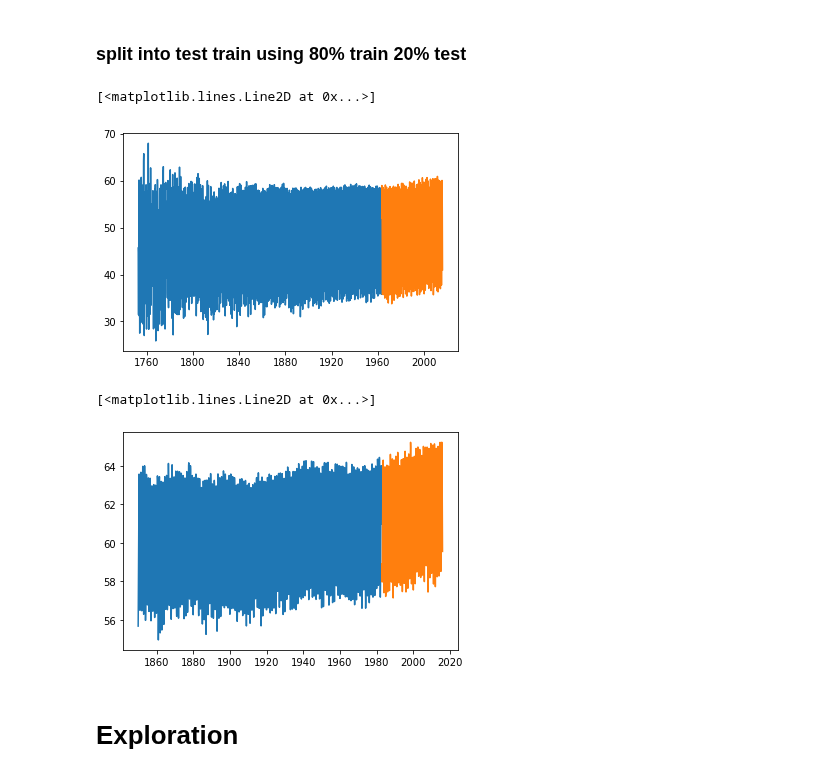
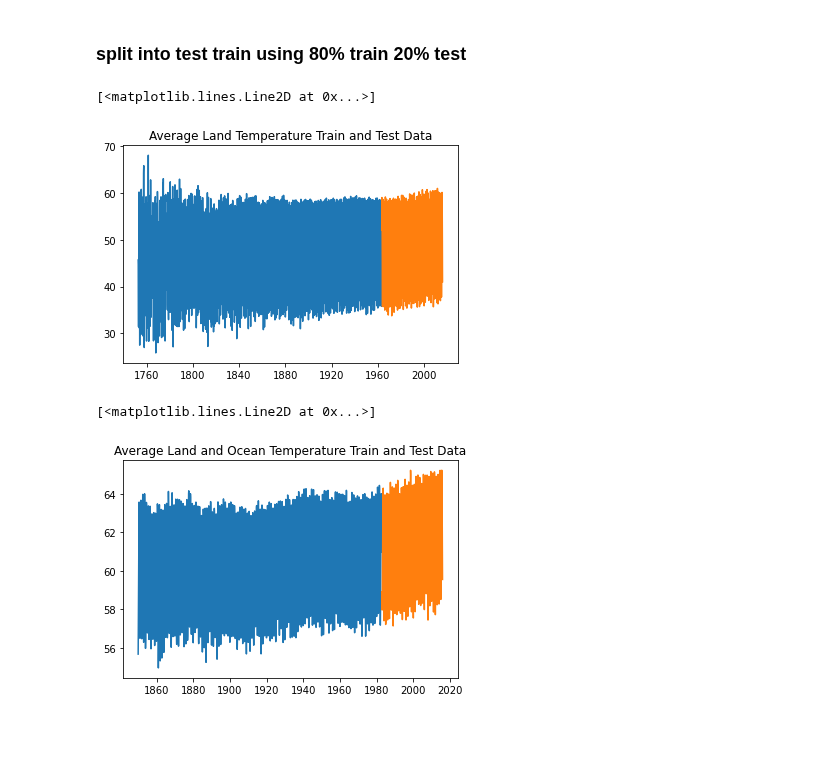
Before and after one commit to Johndsalas/earths_temperature_time_series, a Jupyter notebook: main_notebook.ipynb, the cells around one changed output. Drawn from its saved outputs; the diff is of its cells as text; code cells hidden in the pictures; blank space fills up the shorter version.

```diff
--- a/main_notebook.ipynb
+++ b/main_notebook.ipynb
@@ -232,28 +232,28 @@ dtype: int64
 # %%
 train_size = .80
 n = df_land.shape[0]
 test_start_index = round(train_size * n)
 
-train_land = df_land[:test_start_index] # everything up (not including) to the test_start_index
-test_land = df_land[test_start_index:] # everything from the test_start_index to the end
+train_land = df_land[:test_start_index]
+test_land = df_land[test_start_index:]
 
+plt.title("Average Land Temperature Train and Test Data")
 plt.plot(train_land.index, train_land.LandAverageTemperature)
 plt.plot(test_land.index, test_land.LandAverageTemperature)
 # %% [output]
 [<matplotlib.lines.Line2D at 0x...>]
-[figure, old version]
+[figure, new version]
 # %%
 train_size = .80
 n = df_lo.shape[0]
 test_start_index = round(train_size * n)
 
-train_ocean = df_lo[:test_start_index] # everything up (not including) to the test_start_index
-test_ocean = df_lo[test_start_index:] # everything from the test_start_index to the end
+train_ocean = df_lo[:test_start_index]
+test_ocean = df_lo[test_start_index:]
 
+plt.title("Average Land and Ocean Temperature Train and Test Data")
 plt.plot(train_ocean.index, train_ocean.LandAndOceanAverageTemperature)
 plt.plot(test_ocean.index, test_ocean.LandAndOceanAverageTemperature)
 # %% [output]
 [<matplotlib.lines.Line2D at 0x...>]
-[figure, old version]
+[figure, new version]
-# %% [markdown]
-# Exploration
```
Also changed, not shown: parts of 10 cells of this notebook.
